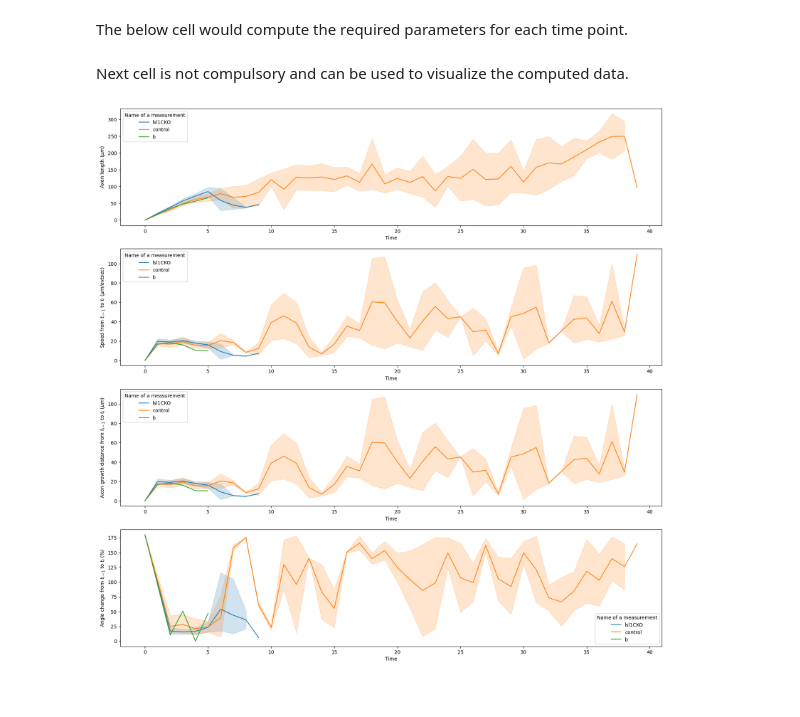
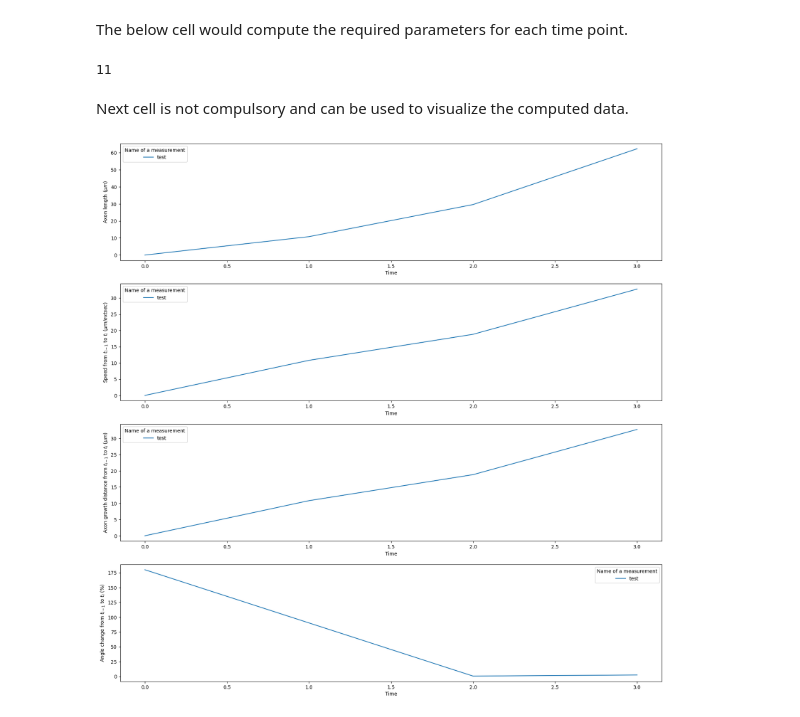
Before and after one commit to IMCF-Biocev/Tavakoli2022, a Jupyter notebook: measurements.ipynb, the cells around one changed output. Saved outputs shown, nothing was run; the diff lists cells and outputs as text; code cells hidden in the pictures.

```diff
--- a/measurements.ipynb
+++ b/measurements.ipynb
@@ -29,6 +29,7 @@ where is it located?
 # %% [markdown]
 Next cell will open the swc files from the folder and save them in the readable for Python format. Be sure to correctly specify the folder name!
 # %%
+folder_name = r'data\raw\Control\X5773\Control_X5773_SNT-c-a-1-08112022'
 axons = read_axon(folder_name)
 print('Number of time points is', len(axons))
 # %% [output]
@@ -42,3 +43,5 @@ print('Axons from different time points were shifted to the same origin')
 Axons from different time points were shifted to the same origin
 # %% [markdown]
 Next cell will visualize all axons from different time points, each with unique color in the open Viewer.
+# %%
+viewer = napari.Viewer()
@@ -82,25 +88,28 @@ else:
     measurements = defaultdict(list) # set measurements dictionary
 
 # set columns names
-columns = ['Name of a measurement', 'Time', 'Coordinate of the tip node', 'Axon length ($\mu m$)', 'Speed from $t_{i-1}$ to $t_{i}$ ($\mu m / \text{sec}$)',
+columns = ['Genotype', 'Name of a measurement', 'Time', 'Coordinate of the tip node', 'Axon length ($\mu m$)', 'Speed from $t_{i-1}$ to $t_{i}$ ($\mu m / \text{sec}$)',
         'Axon growth distance from $t_{i-1}$ to $t_{i}$ ($\mu m$)',  'Angle change from $t_{i-1}$ to $t_{i}$ (%)', 'Total growth during all time ($\mu m$)',
         'Total speed during all time ($\mu m / \text{sec}$)', 'Total angle change (%)']
 
-measurements = measure(growth, measurements, columns, name)
+print(len(columns))
+measurements = measure(growth, measurements, columns, genotype='control', name_of_measurement='test')
 measurements = pd.DataFrame(measurements)
 measurements.to_csv('measurements.csv', index=False)
+# %% [output]
+11
 # %% [markdown]
 Next cell is not compulsory and can be used to visualize the computed data.
 # %%
 columns_to_show = ['Axon length ($\mu m$)', 'Speed from $t_{i-1}$ to $t_{i}$ ($\mu m / \text{sec}$)',
         'Axon growth distance from $t_{i-1}$ to $t_{i}$ ($\mu m$)',  'Angle change from $t_{i-1}$ to $t_{i}$ (%)']
 
 # visualize all columns in a single plot
 fig, ax = plt.subplots(4, 1, figsize=(20, 20))
 for i, column in enumerate(columns_to_show):
-    sns.lineplot(x=columns[1], y=column, data=measurements, ax=ax[i], hue='Name of a measurement')
+    sns.lineplot(x=columns[2], y=column, data=measurements, ax=ax[i], hue='Name of a measurement')
 # %% [output]
-[figure, old version]
+[figure, new version]
 # %%
 measurements
 # %% [output]
```
Also changed, not shown: parts of 5 cells of this notebook, 4 other files.
